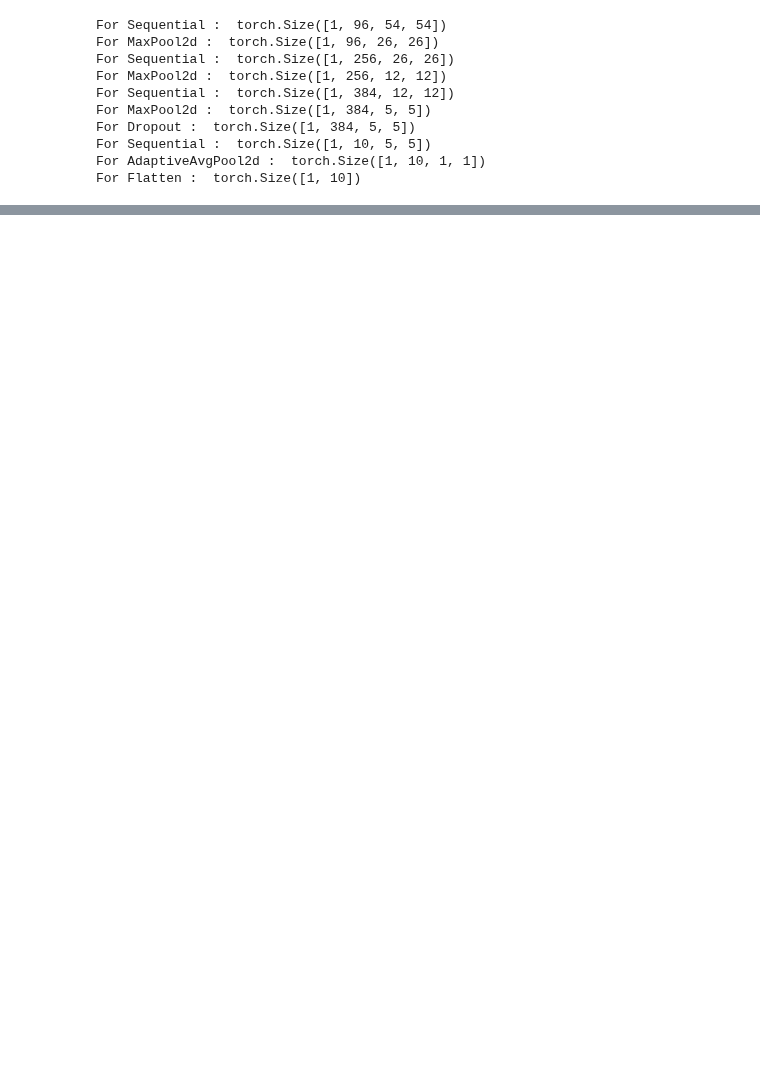
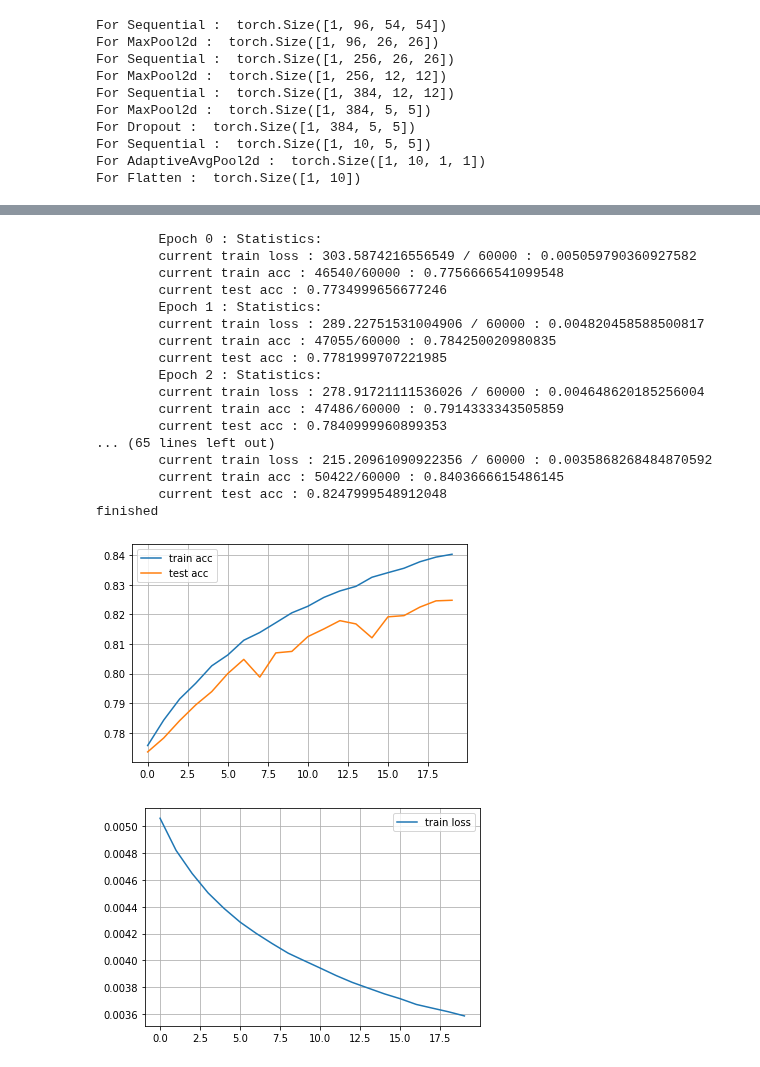
Before and after one commit to fanbyprinciple/d2l-fanbyprinciple, a Jupyter notebook: ch7_modern_convolutional_networks/ch7.3 Network in network.ipynb, the cells around one changed output, grey strips where cells are left out. Cells and saved outputs as stored; diff of their text form; code cells hidden in the pictures; blank space fills up the shorter version.

```diff
--- a/ch7_modern_convolutional_networks/ch7.3 Network in network.ipynb
+++ b/ch7_modern_convolutional_networks/ch7.3 Network in network.ipynb
@@ -178,12 +186,14 @@ test_dataset = datasets.FashionMNIST(download=False, root="../data", train=False
 train_dataloader = DataLoader(train_dataset, batch_size=128, shuffle=True)
 test_dataloader = DataLoader(test_dataset, batch_size=128, shuffle=True)
 # %%
-net = nn.Sequential(nn.Conv2d(1, 96, kernel_size=5, stride=2,padding=1),
+#from : https://towardsdatascience.com/build-your-own-convolution-neural-network-in-5-mins-4217c2cf964f
+sample_net = nn.Sequential(nn.Conv2d(1, 32, kernel_size=3,padding=1),
                     nn.ReLU(),
-                    nn.Conv2d(96, 48, kernel_size=5, stride=2,padding=1),
+                    nn.Conv2d(32, 64, kernel_size=3, padding=1),
                     nn.ReLU(),
-
+                    nn.MaxPool2d(kernel_size=2),
+                    nn.Dropout(p=0.25),
                     nn.Flatten(),
-                    nn.Linear(96 * 7 * 7, 40),nn.ReLU(), nn.Dropout(p=0.5),
-                    nn.Linear(40, 10)
+                    nn.Linear(64 * 14 * 14, 128),nn.ReLU(), nn.Dropout(p=0.5),
+                    nn.Linear(128, 10)
                     )
@@ -198,0 +215,22 @@ RuntimeError: mat1 and mat2 shapes cannot be multiplied (1x145200 and 4704x40)
+# %%
+train_net(sample_net, num_epochs=20)
+# %% [output]
+        Epoch 0 : Statistics:
+        current train loss : 303.5874216556549 / 60000 : 0.005059790360927582
+        current train acc : 46540/60000 : 0.7756666541099548
+        current test acc : 0.7734999656677246
+        Epoch 1 : Statistics:
+        current train loss : 289.22751531004906 / 60000 : 0.004820458588500817
+        current train acc : 47055/60000 : 0.784250020980835
+        current test acc : 0.7781999707221985
+        Epoch 2 : Statistics:
+        current train loss : 278.91721111536026 / 60000 : 0.004648620185256004
+        current train acc : 47486/60000 : 0.7914333343505859
+        current test acc : 0.7840999960899353
+... (65 lines left out)
+        current train loss : 215.20961090922356 / 60000 : 0.0035868268484870592
+        current train acc : 50422/60000 : 0.8403666615486145
+        current test acc : 0.8247999548912048
+finished
+[figure, added]
+[figure, added]
```
Also changed, not shown: parts of 5 cells of this notebook, 3 other files.
